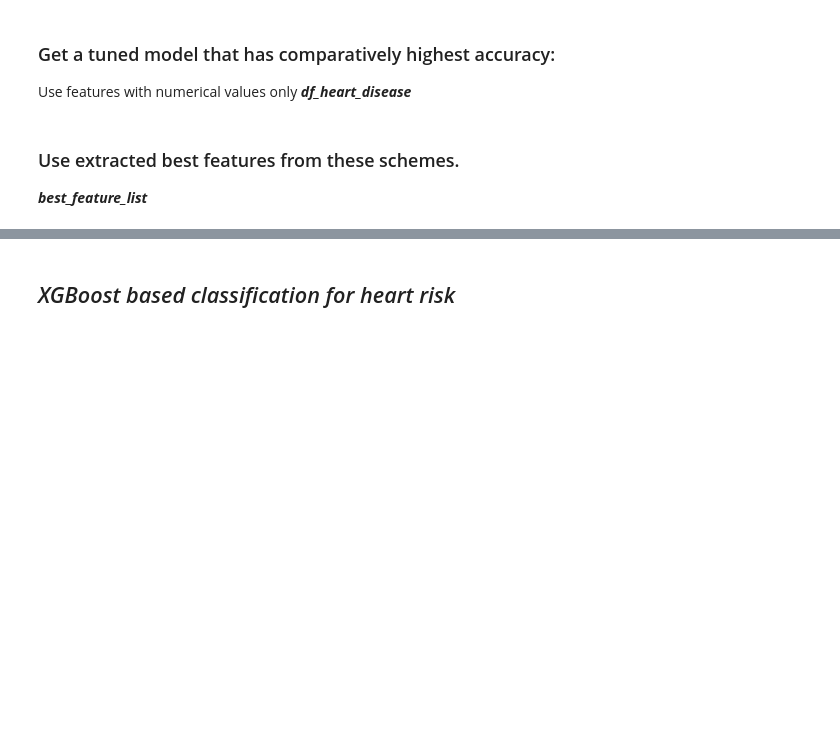
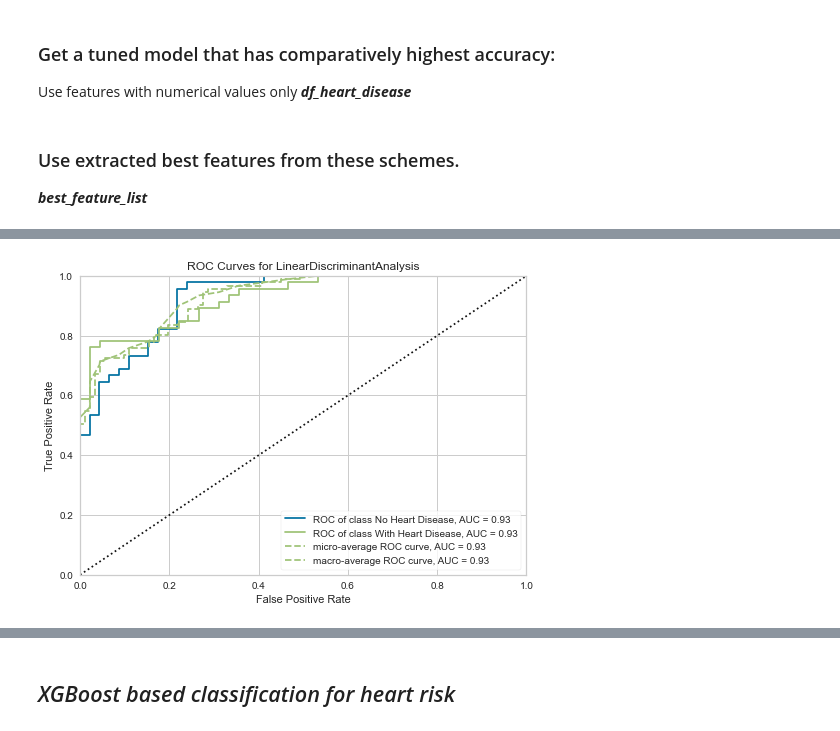
Before and after one commit to rrahman1234/Udacity_ML_Nanodegree, a Jupyter notebook: Hear_Risk_Analytics.ipynb, the cells around one changed output, grey strips where cells are left out. Cells and saved outputs as stored; diff of their text form; code cells hidden in the pictures; blank space fills up the shorter version.

```diff
--- a/Hear_Risk_Analytics.ipynb
+++ b/Hear_Risk_Analytics.ipynb
@@ -633,0 +677,4 @@ rdge_mdl = create_model('ridge')
+# %%
+plot_model(tuned_model_0, plot = 'auc')
+# %% [output]
+[figure, added]
```
Also changed, not shown: parts of 17 cells of this notebook.
